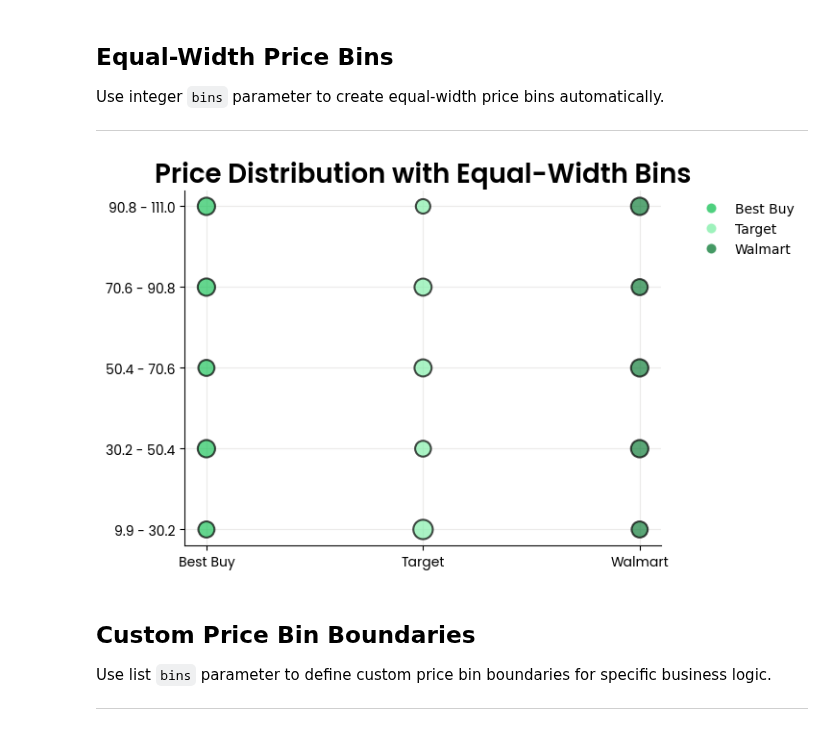
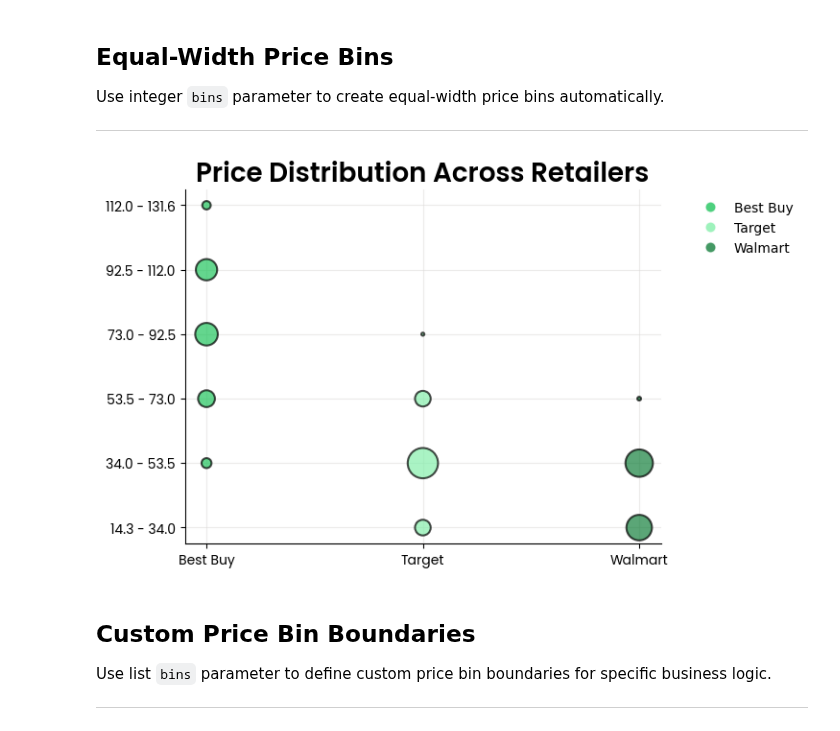
Before and after one commit to Data-Simply/pyretailscience, a Jupyter notebook: docs/gallery/plots/price.ipynb, the cells around one changed output. Cells and saved outputs as stored; diff of their text form; code cells hidden in the pictures.

```diff
--- a/docs/gallery/plots/price.ipynb
+++ b/docs/gallery/plots/price.ipynb
@@ -19,32 +20,39 @@ from pyretailscience.plots import price
 Use integer `bins` parameter to create equal-width price bins automatically.
 
 ---
-# %%
-# Create sample product price data
-# fmt: off
-product_data = pd.DataFrame({
-    "product_id": range(1, 101),
-    "price": [10, 15, 22, 28, 35, 42, 48, 55, 62, 68, 75, 82, 88, 95, 102, 12, 18, 25, 32, 38,
-             45, 52, 58, 65, 72, 78, 85, 92, 98, 105, 14, 20, 27, 33, 40, 47, 53, 60, 67, 73,
-             80, 87, 93, 100, 107, 16, 23, 29, 36, 43, 49, 56, 63, 69, 76, 83, 89, 96, 103, 110,
-             11, 17, 24, 30, 37, 44, 50, 57, 64, 70, 77, 84, 90, 97, 104, 13, 19, 26, 34, 39,
-             46, 54, 59, 66, 74, 79, 86, 94, 99, 106, 21, 31, 41, 51, 61, 71, 81, 91, 101, 111],
-    "retailer": ["Target", "Walmart", "Best Buy"] * 33 + ["Target"],
-})
-# fmt: on
-
-# Use integer bins for equal-width price bands
-price.plot(
-    product_data,
-    value_col="price",
-    group_col="retailer",
-    bins=5,
-    title="Price Distribution with Equal-Width Bins",
-    move_legend_outside=True,
-)
-plt.show()
-# %% [output]
-[figure, removed]
+# %%
+# Create sample product price data with realistic distributions for each retailer
+rng = np.random.default_rng(42)
+
+# Generate price data with different distributions for each retailer
+target_prices = rng.normal(45, 12, 150)  # Target: mid-range pricing (mean=45, std=12)
+walmart_prices = rng.normal(35, 8, 200)  # Walmart: budget pricing (mean=35, std=8)
+bestbuy_prices = rng.normal(85, 20, 100)  # Best Buy: premium pricing (mean=85, std=20)
+
+# Combine into DataFrame
+product_data = pd.DataFrame(
+    {
+        "product_id": range(1, 451),
+        "price": np.concatenate([target_prices, walmart_prices, bestbuy_prices]),
+        "retailer": ["Target"] * 150 + ["Walmart"] * 200 + ["Best Buy"] * 100,
+    },
+)
+
+# Ensure no negative prices
+product_data["price"] = product_data["price"].clip(lower=5)
+
+# Use integer bins for equal-width price bands
+price.plot(
+    product_data,
+    value_col="price",
+    group_col="retailer",
+    bins=6,
+    title="Price Distribution Across Retailers",
+    move_legend_outside=True,
+)
+plt.show()
+# %% [output]
+[figure, added]
 # %% [markdown]
 ## Custom Price Bin Boundaries
 
```
Also changed, not shown: parts of 5 cells of this notebook, 2 other files.
